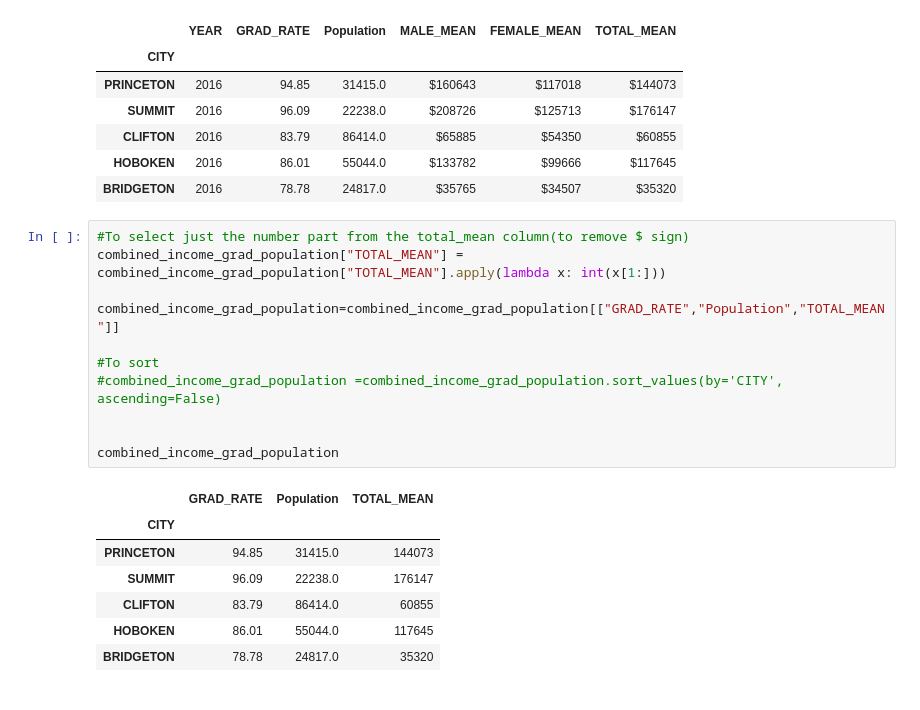
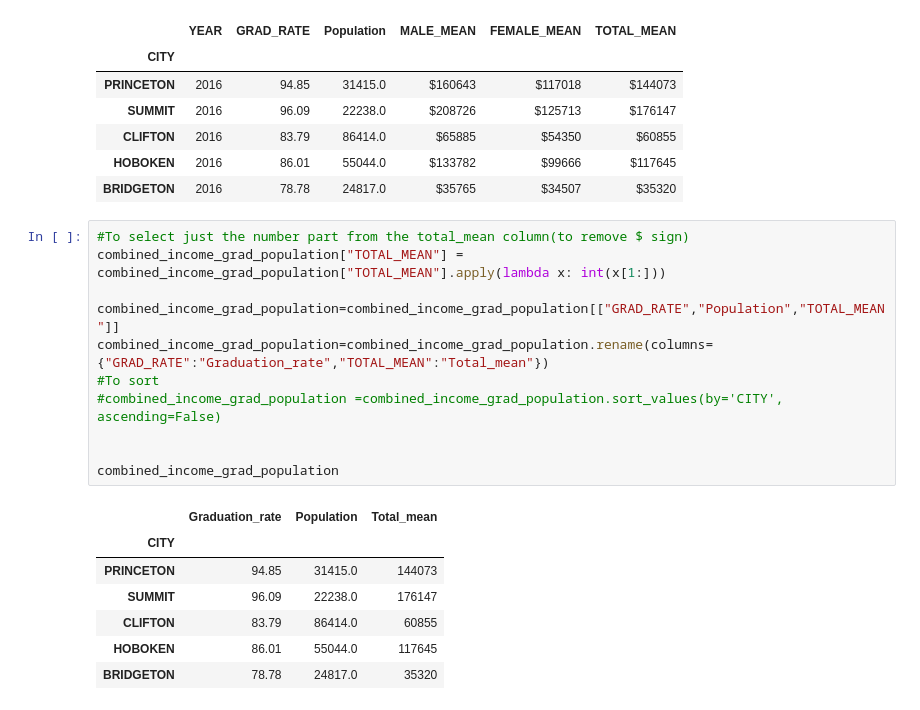
Before and after one commit to fab5-rutgers/first_project, a Jupyter notebook: Income/income_pop_grad.ipynb, the cells around one changed output. Saved outputs shown, nothing was run; the diff lists cells and outputs as text.

```diff
--- a/Income/income_pop_grad.ipynb
+++ b/Income/income_pop_grad.ipynb
@@ -78,16 +78,16 @@ combined_income_grad_population
 # %%
 #To select just the number part from the total_mean column(to remove $ sign)
 combined_income_grad_population["TOTAL_MEAN"] = combined_income_grad_population["TOTAL_MEAN"].apply(lambda x: int(x[1:]))
 
 combined_income_grad_population=combined_income_grad_population[["GRAD_RATE","Population","TOTAL_MEAN"]]
-
+combined_income_grad_population=combined_income_grad_population.rename(columns={"GRAD_RATE":"Graduation_rate","TOTAL_MEAN":"Total_mean"})
 #To sort
 #combined_income_grad_population =combined_income_grad_population.sort_values(by='CITY', ascending=False)
 
 
 combined_income_grad_population
 # %% [output]
-|  | GRAD_RATE | Population | TOTAL_MEAN |
+|  | Graduation_rate | Population | Total_mean |
 | CITY |  |  |  |
 | PRINCETON | 94.85 | 31415.0 | 144073 |
 | SUMMIT | 96.09 | 22238.0 | 176147 |
```
Also changed, not shown: parts of 3 cells of this notebook.
